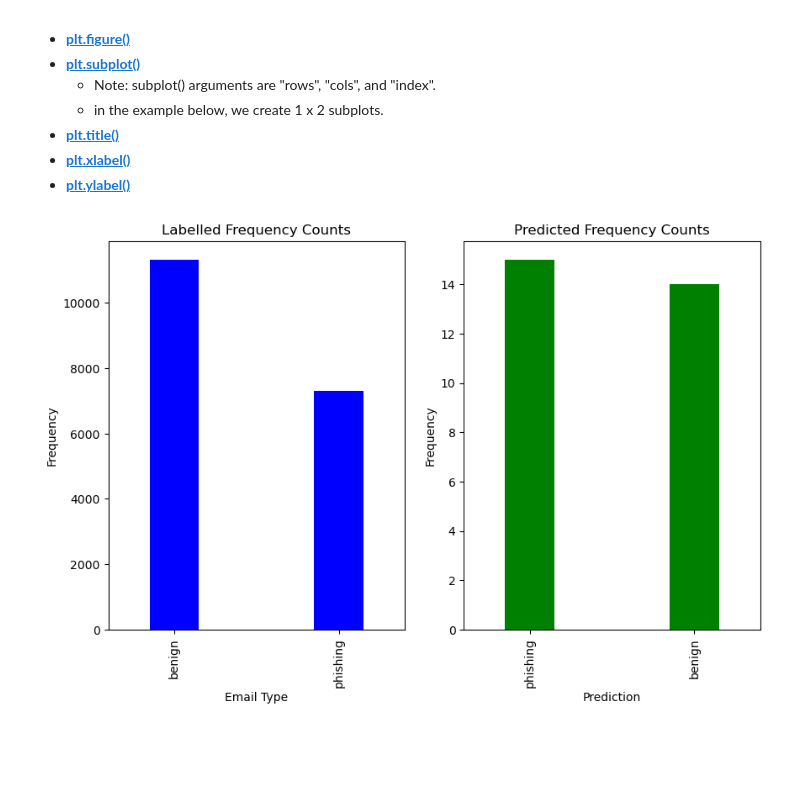
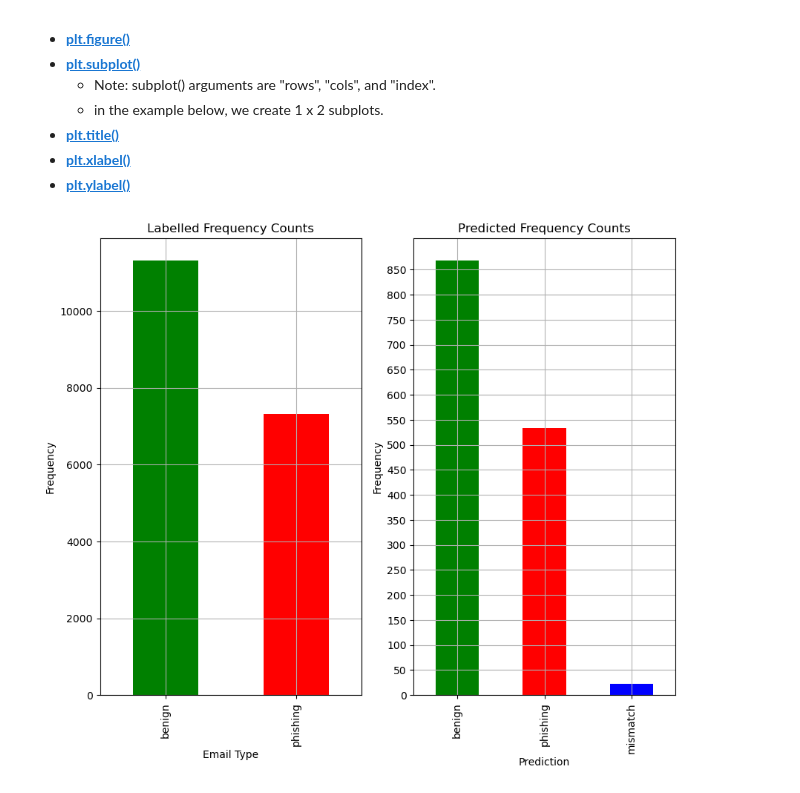
Before and after one commit to RiverGumSecurity/IntroAILabs, a Jupyter notebook: notebooks/PhishingModel.ipynb, the cells around one changed output. Drawn from its saved outputs; the diff is of its cells as text; code cells hidden in the pictures; blank space fills up the shorter version.

```diff
--- a/notebooks/PhishingModel.ipynb
+++ b/notebooks/PhishingModel.ipynb
@@ -69,7 +72,7 @@ source.dropna(inplace=True)
 source = source.replace('Phishing Email', 'phishing')
 source = source.replace('Safe Email', 'benign')
 
-sample_size = 3000
+sample_size = 2000
 df = source.sample(sample_size)
 df = df.assign(Prediction = lambda x: [None] * len(df))
 df = df.assign(Score = lambda x: [None] * len(df))
@@ -101,6 +104,7 @@ A few highlights to point out here:
 # Make Model Predictions
 import random
 spin = r'\-/|+'
+mm = 0
 for i, row in enumerate(df['Email Text']):
     if not i % random.randint(3, 9):
         print(f'\r[{spin[i % len(spin)]}] Processed {i} rows of data.', end='', flush=True)
@@ -108,9 +112,13 @@ for i, row in enumerate(df['Email Text']):
         p = predict(str(row))
         df['Prediction'].iat[i] = p[0]['label']
         df['Score'].iat[i] = p[0]['score']
-        #if df['Prediction'].iat[i] != df['Email Type'].iat[i]:
-        #    print(f"mismatch => {p[0]['score']}")
+        if df['Prediction'].iat[i] != df['Email Type'].iat[i]:
+            mm += 1
     except KeyboardInterrupt:
         break
+    except Exception as e:
+        print(e)
+        break
+print(f'\r\nNumber of prediction failures / mismatches = {mm}')
 df.head(10)
 # %% [output]
@@ -147,18 +156,21 @@ the related documentation.
 # %%
 import matplotlib.pyplot as plt
 
-plt.figure(1, figsize=(10, 6))
+plt.figure(1, figsize=(10, 8))
 ax1 = plt.subplot(1, 2, 1)
 plt.title('Labelled Frequency Counts')
 plt.xlabel('Categories')
 plt.ylabel('Frequency')
 
 ax2 = plt.subplot(1, 2, 2)
 plt.title('Predicted Frequency Counts')
 plt.xlabel('Categories')
 plt.ylabel('Frequency')
+_ = source['Email Type'].value_counts().plot(ax=ax1, kind='bar', color=['g', 'r'], label='SourceData', grid=True)
 
-_ = source['Email Type'].value_counts().plot(ax=ax1, kind='bar', width=0.3, color='blue', label='SourceData')
-_ = df['Prediction'].value_counts().plot(ax=ax2, kind='bar', width=0.3, color='green', label='Prediction')
+# create a new series containing our counts
+df2 = df.groupby(by = 'Prediction', as_index=True)['Prediction'].count()
+df2['mismatch'] = mm
+_ = df2.plot(ax=ax2, kind='bar', label='Prediction', color=['g', 'r', 'b'], grid=True, yticks=range(0, df2.max(), 50))
 # %% [output]
-[figure, old version]
+[figure, new version]
```
Also changed, not shown: parts of 3 cells of this notebook.
